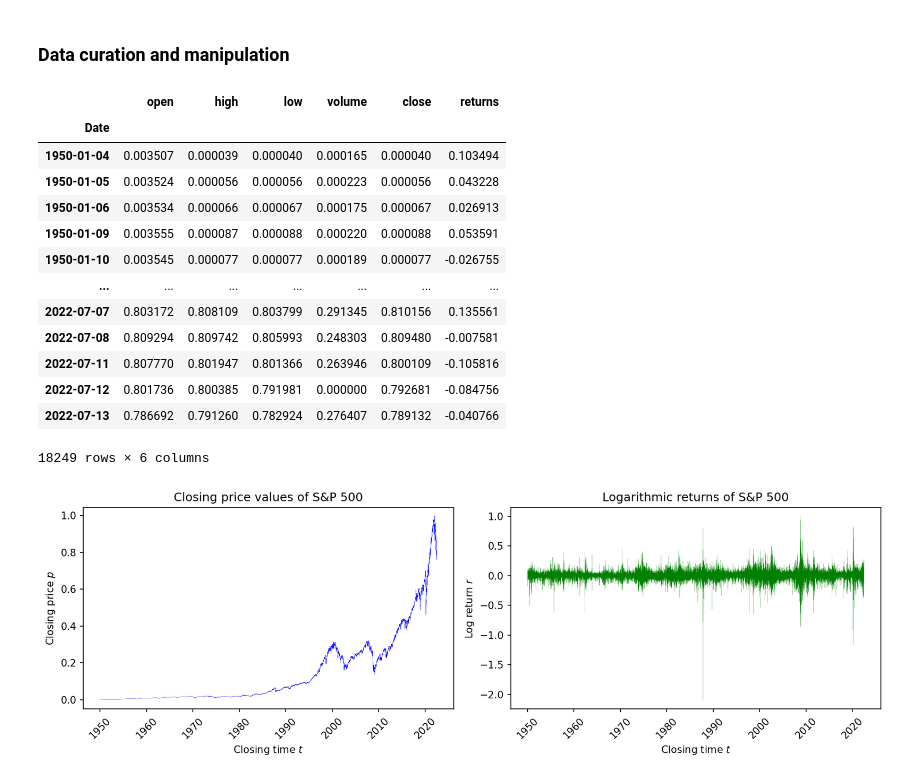
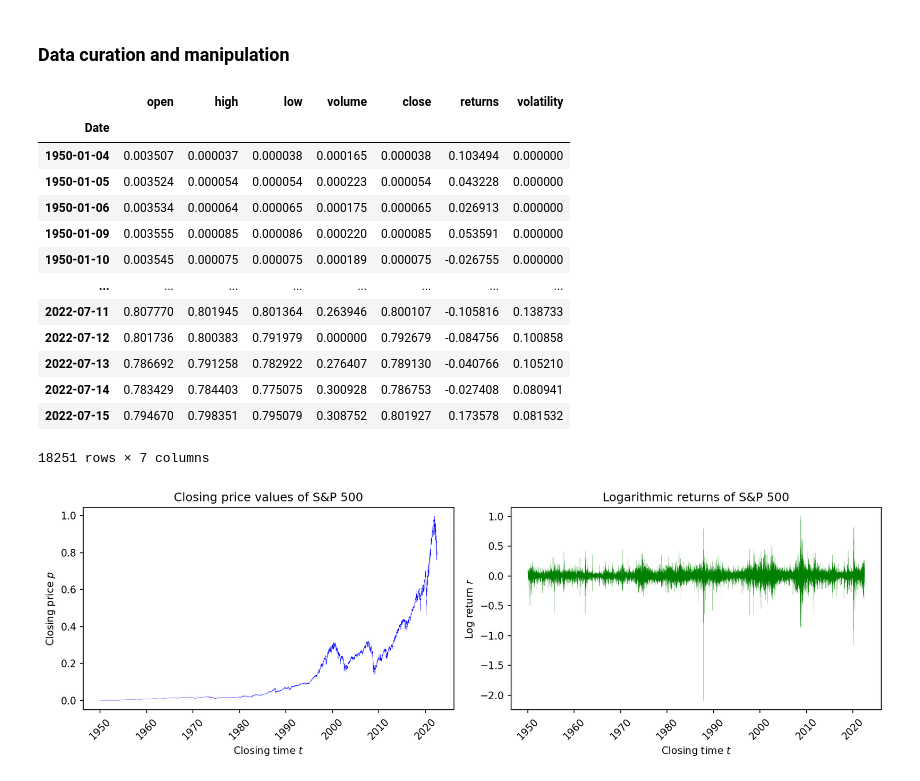
Before and after one commit to gittmp/sustainable-risk-modelling, a Jupyter notebook: Program/risk-forecasting.ipynb, the cells around one changed output. Cells and saved outputs as stored; diff of their text form; code cells hidden in the pictures.

```diff
--- a/Program/risk-forecasting.ipynb
+++ b/Program/risk-forecasting.ipynb
@@ -102,52 +101,59 @@ Variable dtype: float32
 # %%
 # fetch closing values
 sp500 = '^GSPC'
 
 sp500_data = yf.Ticker(sp500)
 sp500_history = sp500_data.history(period=SERIES_PERIOD, interval=SERIES_INTERVAL)
 close = sp500_history.Close.loc[sp500_history.Close != 0][:-1]
 
 # compute logarithmic returns
 log_returns = np.log(close) - np.log(close.shift(1))
 log_returns.dropna(inplace=True)
 
+# compute numerical volitility as standard deviation over 5-point rolling window
+# volatility = close.pct_change().rolling(5).std()
+volatility = [np.sqrt(np.sum(np.square(log_returns[i: i + LOOKBACK_WINDOW]))) for i in range(log_returns.shape[0] - LOOKBACK_WINDOW)]
+
 # gather other variables
-_open = sp500_history.Open[:-1]
-_high = sp500_history.High[:-1]
-_low = sp500_history.Low[:-1]
-_volume = sp500_history.Volume[:-1]
+_open = sp500_history.Open[1: -1]
+_high = sp500_history.High[1: -1]
+_low = sp500_history.Low[1: -1]
+_volume = sp500_history.Volume[1: -1]
+
+close = close[1:]
+volatility = pd.Series(volatility, index=log_returns[LOOKBACK_WINDOW:].keys())
 
 # generate dataframe of closing prices and log returns
 X = pd.DataFrame({
     'open': (_open - _open.min()) / _open.max(),
     'high': (_high - _high.min()) / _high.max(),
     'low': (_low - _low.min()) / _low.max(),
     'volume': (_volume - _volume.min()) / _volume.max(),
 
     'close': (close - close.min()) / close.max(),
     'returns': log_returns / log_returns.max(),  # already centred about 0
+    'volatility': (volatility - volatility.min()) / volatility.max()
 })
 
-# remove NaN values
-X.dropna(inplace=True)
-X = X[list(X)].astype(np.float64)
+# fill nan values in volatility column (these won't be used)
+X.volatility = X.volatility.fillna(0)
 
 X
 # %% [output]
-|  | open | high | low | volume | close | returns |
-| Date |  |  |  |  |  |  |
-| 1950-01-04 | 0.003507 | 0.000039 | 0.000040 | 0.000165 | 0.000040 | 0.103494 |
-| 1950-01-05 | 0.003524 | 0.000056 | 0.000056 | 0.000223 | 0.000056 | 0.043228 |
-| 1950-01-06 | 0.003534 | 0.000066 | 0.000067 | 0.000175 | 0.000067 | 0.026913 |
-| 1950-01-09 | 0.003555 | 0.000087 | 0.000088 | 0.000220 | 0.000088 | 0.053591 |
-| 1950-01-10 | 0.003545 | 0.000077 | 0.000077 | 0.000189 | 0.000077 | -0.026755 |
-| ... | ... | ... | ... | ... | ... | ... |
-| 2022-07-07 | 0.803172 | 0.808109 | 0.803799 | 0.291345 | 0.810156 | 0.135561 |
-| 2022-07-08 | 0.809294 | 0.809742 | 0.805993 | 0.248303 | 0.809480 | -0.007581 |
-| 2022-07-11 | 0.807770 | 0.801947 | 0.801366 | 0.263946 | 0.800109 | -0.105816 |
-| 2022-07-12 | 0.801736 | 0.800385 | 0.791981 | 0.000000 | 0.792681 | -0.084756 |
-| 2022-07-13 | 0.786692 | 0.791260 | 0.782924 | 0.276407 | 0.789132 | -0.040766 |
+|  | open | high | low | volume | close | returns | volatility |
+| Date |  |  |  |  |  |  |  |
+| 1950-01-04 | 0.003507 | 0.000037 | 0.000038 | 0.000165 | 0.000038 | 0.103494 | 0.000000 |
+| 1950-01-05 | 0.003524 | 0.000054 | 0.000054 | 0.000223 | 0.000054 | 0.043228 | 0.000000 |
+| 1950-01-06 | 0.003534 | 0.000064 | 0.000065 | 0.000175 | 0.000065 | 0.026913 | 0.000000 |
+| 1950-01-09 | 0.003555 | 0.000085 | 0.000086 | 0.000220 | 0.000085 | 0.053591 | 0.000000 |
+| 1950-01-10 | 0.003545 | 0.000075 | 0.000075 | 0.000189 | 0.000075 | -0.026755 | 0.000000 |
+| ... | ... | ... | ... | ... | ... | ... | ... |
+| 2022-07-11 | 0.807770 | 0.801945 | 0.801364 | 0.263946 | 0.800107 | -0.105816 | 0.138733 |
+| 2022-07-12 | 0.801736 | 0.800383 | 0.791979 | 0.000000 | 0.792679 | -0.084756 | 0.100858 |
+| 2022-07-13 | 0.786692 | 0.791258 | 0.782922 | 0.276407 | 0.789130 | -0.040766 | 0.105210 |
+| 2022-07-14 | 0.783429 | 0.784403 | 0.775075 | 0.300928 | 0.786753 | -0.027408 | 0.080941 |
+| 2022-07-15 | 0.794670 | 0.798351 | 0.795079 | 0.308752 | 0.801927 | 0.173578 | 0.081532 |
-18249 rows × 6 columns
+18251 rows × 7 columns
 # %%
 fig, ax = plt.subplots(1, 2, figsize=(12, 4), dpi=150)
 
```
Also changed, not shown: parts of 22 cells of this notebook, 3 other files.
